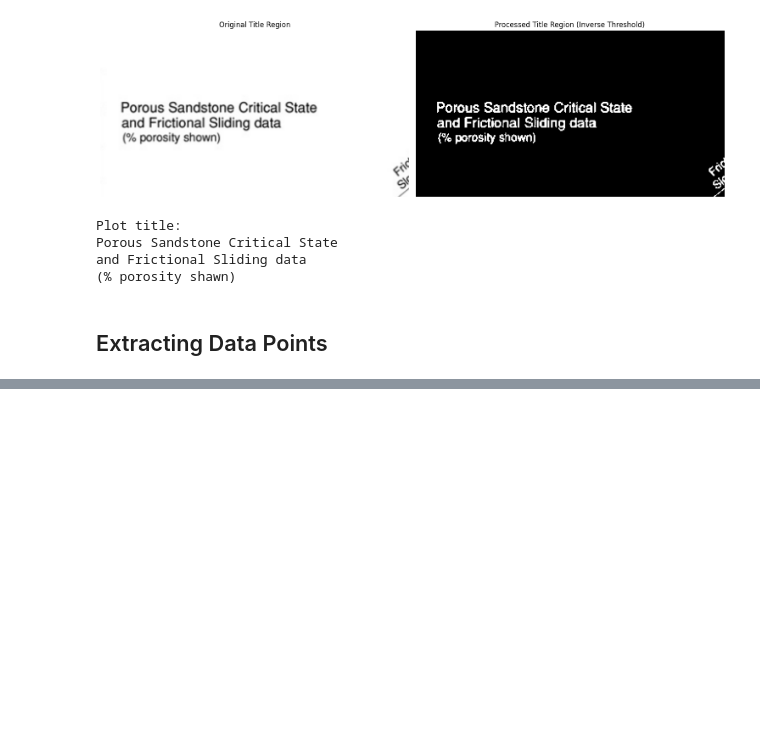
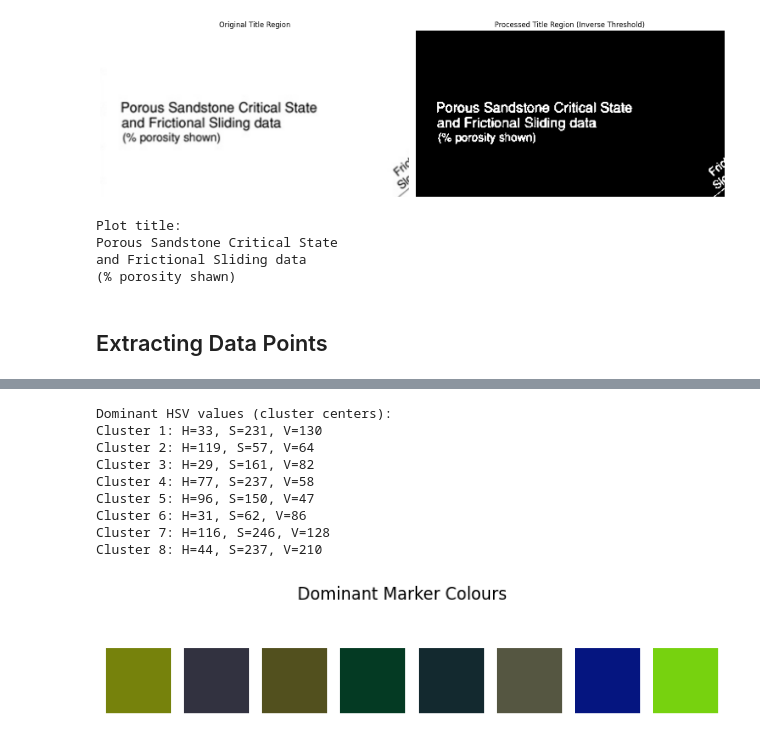
Before and after one commit to sa-diq/rock-strength, a Jupyter notebook: segmentation.ipynb, the cells around one changed output, grey strips where cells are left out. Drawn from its saved outputs; the diff is of its cells as text; code cells hidden in the pictures; blank space fills up the shorter version.

```diff
--- a/segmentation.ipynb
+++ b/segmentation.ipynb
@@ -690,0 +454,44 @@ Cluster 8: 6 pixels in mask
+# %%
+
+from sklearn.cluster import KMeans
+
+# Mask out white/near-white background (tune thresholds as needed)
+lower_bg = np.array([0, 0, 0])
+upper_bg = np.array([180, 30, 255])
+bg_mask = cv2.inRange(hsv_image, lower_bg, upper_bg)
+fg_mask = cv2.bitwise_not(bg_mask)
+
+# Extract foreground (marker) pixels
+hsv_pixels = hsv_image[fg_mask > 0]
+hsv_pixels = hsv_pixels.reshape(-1, 3)
+
+# K-means clustering
+n_clusters = 8  # Number of sandstones/marker colours
+kmeans = KMeans(n_clusters=n_clusters, random_state=42)
+kmeans.fit(hsv_pixels)
+centers = kmeans.cluster_centers_.astype(int)
+
+print("Dominant HSV values (cluster centers):")
+for i, center in enumerate(centers):
+    print(f"Cluster {i+1}: H={center[0]}, S={center[1]}, V={center[2]}")
+
+# Optional: Visualize cluster colors
+cluster_rgbs = [cv2.cvtColor(np.uint8([[center]]), cv2.COLOR_HSV2RGB)[0,0] for center in centers]
+plt.figure(figsize=(8,2))
+for i, rgb in enumerate(cluster_rgbs):
+    plt.subplot(1, n_clusters, i+1)
+    plt.imshow([[rgb]])
+    plt.axis('off')
+plt.suptitle('Dominant Marker Colours')
+plt.show()
+# %% [output]
+Dominant HSV values (cluster centers):
+Cluster 1: H=33, S=231, V=130
+Cluster 2: H=119, S=57, V=64
+Cluster 3: H=29, S=161, V=82
+Cluster 4: H=77, S=237, V=58
+Cluster 5: H=96, S=150, V=47
+Cluster 6: H=31, S=62, V=86
+Cluster 7: H=116, S=246, V=128
+Cluster 8: H=44, S=237, V=210
+[figure, added]
```
Also changed, not shown: parts of 14 cells of this notebook, 9 other files.
